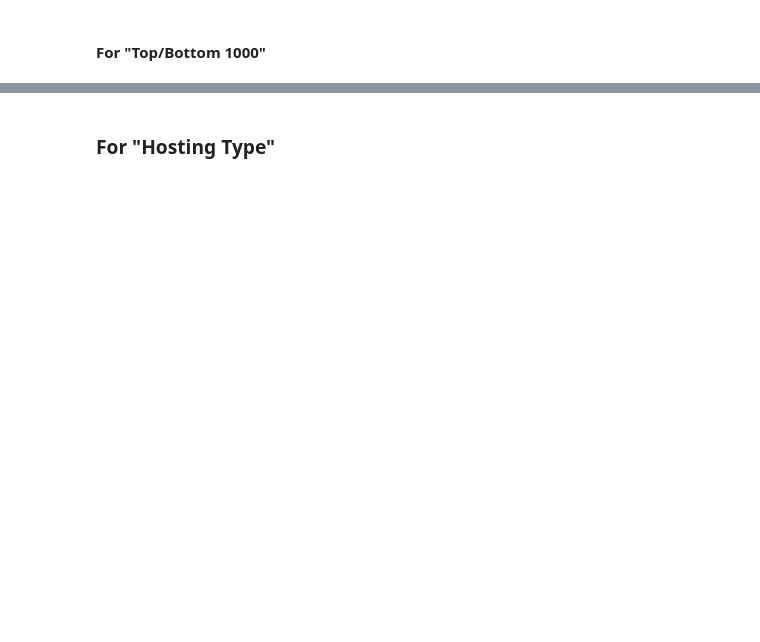
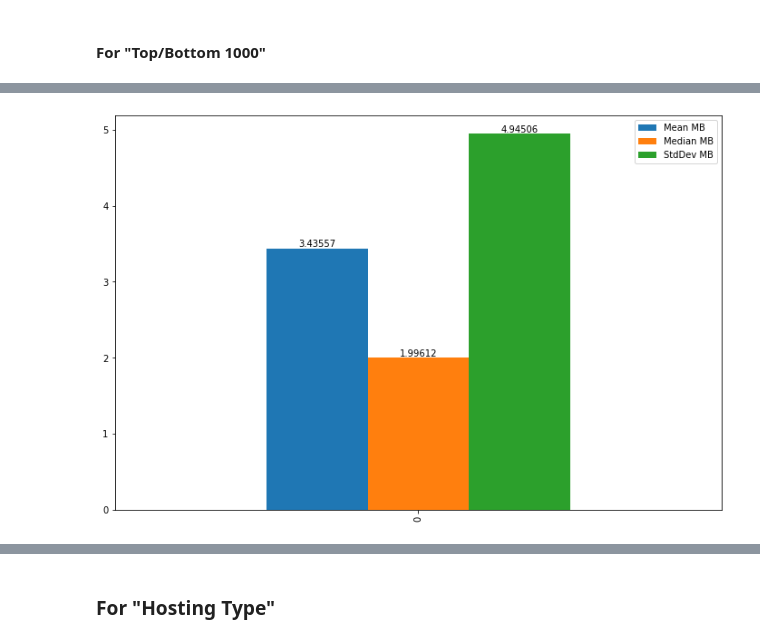
Before and after one commit to ivanivanov10101/bachelor-project, a Jupyter notebook: CSV.ipynb, the cells around one changed output, grey strips where cells are left out. Saved outputs shown, nothing was run; the diff lists cells and outputs as text; code cells hidden in the pictures; blank space fills up the shorter version.

```diff
--- a/CSV.ipynb
+++ b/CSV.ipynb
@@ -307,0 +316,14 @@ last1000 = df.tail(1000)
+# %%
+mean = (last1000['Bytes'].mean() / 1e+6)
+median = (last1000['Bytes'].median() / 1e+6)
+std = (last1000['Bytes'].std() / 1e+6)
+data = [mean, median, std]
+dfmmms = pd.DataFrame(data)
+
+ax = dfmmms.T.plot(kind='bar')
+for container in ax.containers:
+    ax.bar_label(container)
+ax.legend(['Mean MB', 'Median MB', 'StdDev MB'])
+plt.show()
+# %% [output]
+[figure, added]
```
Also changed, not shown: parts of 7 cells of this notebook, 7 other files.
